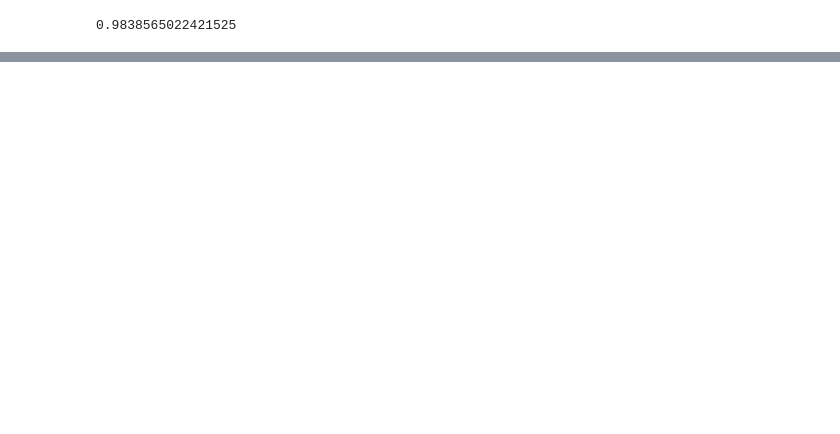
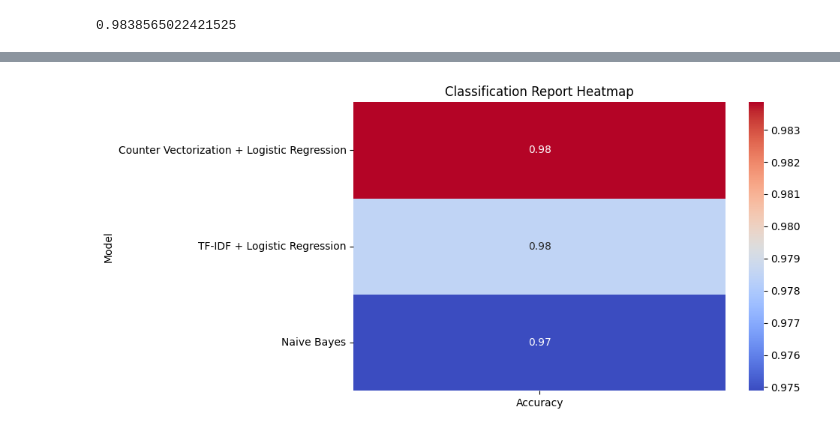
Before and after one commit to AaryanVibeCoder/nlp-vectorization-model-comparison, a Jupyter notebook: notebooks/vectorization_and_model.ipynb, the cells around one changed output, grey strips where cells are left out. Cells and saved outputs as stored; diff of their text form; code cells hidden in the pictures; blank space fills up the shorter version.

```diff
--- a/notebooks/vectorization_and_model.ipynb
+++ b/notebooks/vectorization_and_model.ipynb
@@ -218,0 +250,9 @@ print(df_results.sort_values(by="Accuracy", ascending=False))
+# %%
+df_results.set_index("Model", inplace=True)
+
+plt.figure(figsize=(8,5))
+sns.heatmap(df_results, annot=True, cmap="coolwarm")
+plt.title("Classification Report Heatmap")
+plt.show()
+# %% [output]
+[figure, added]
```
Also changed, not shown: parts of 14 cells of this notebook, 3 other files.
